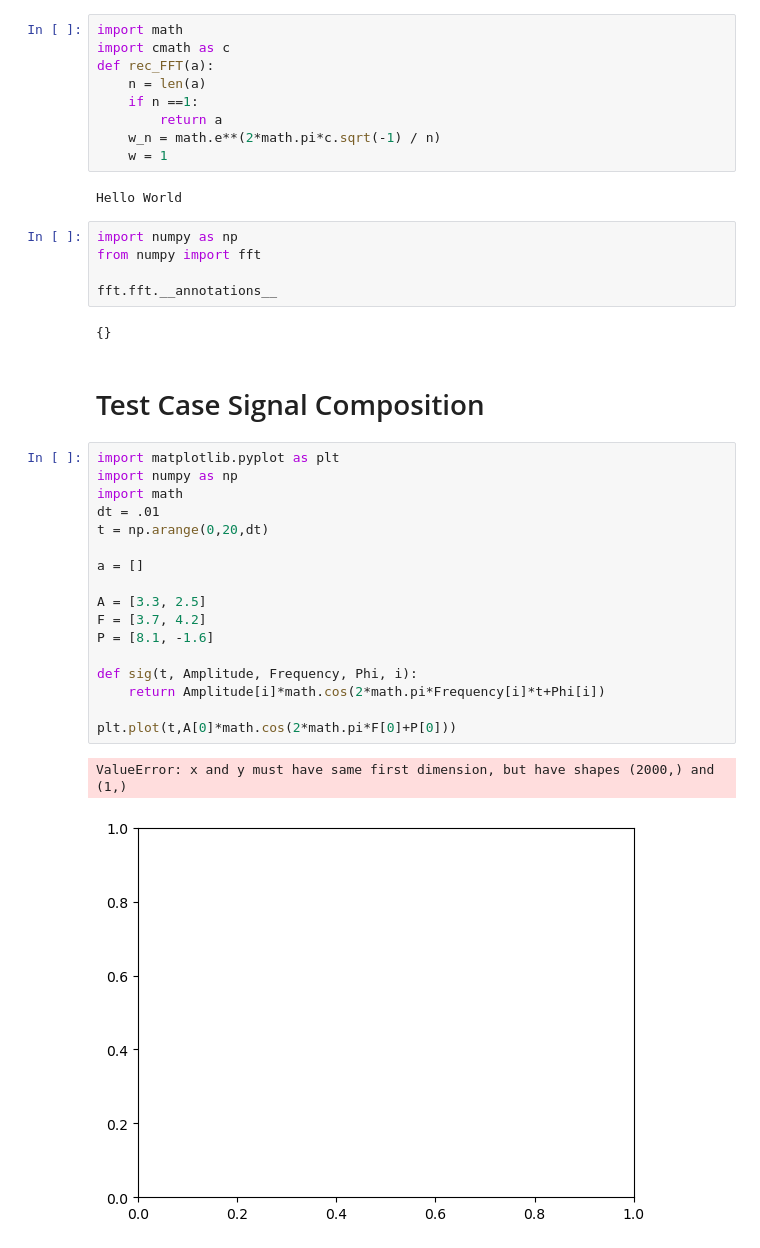
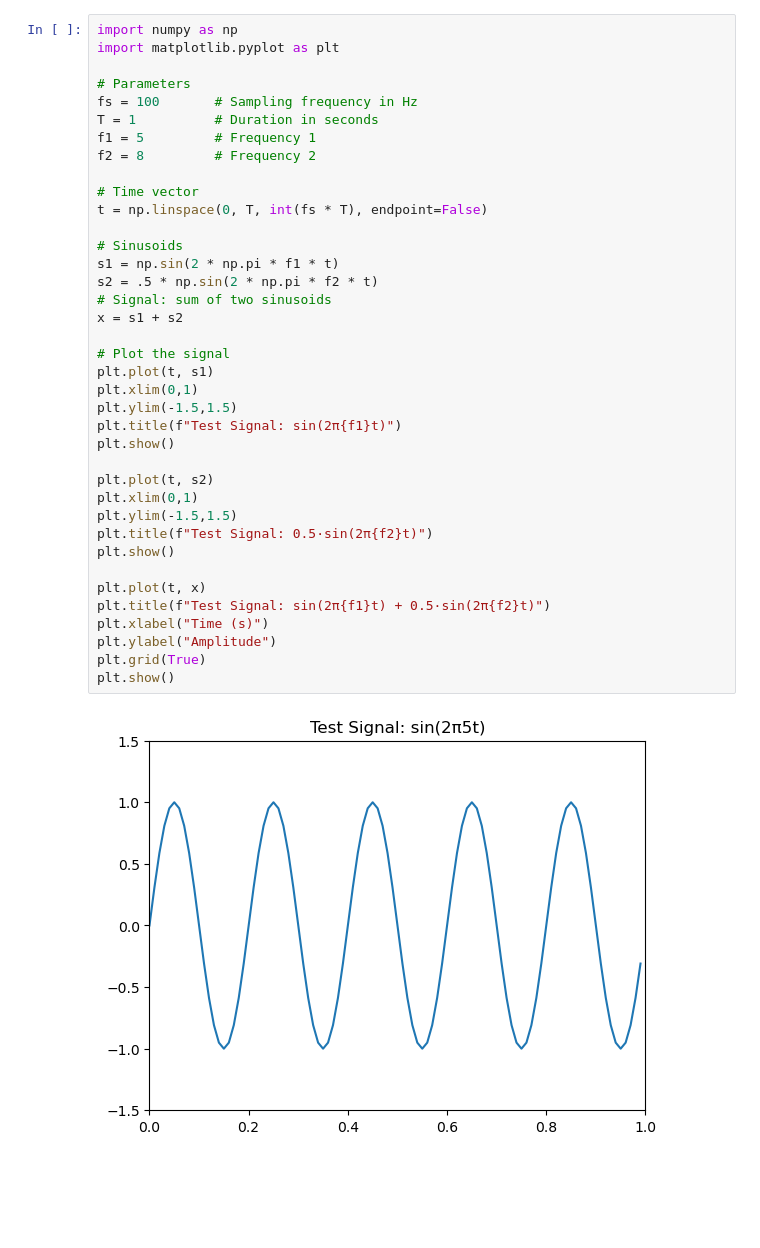
Before and after one commit to tivnanjatwit/FFT-Python, a Jupyter notebook: main.ipynb, the cells around one changed output. Cells and saved outputs as stored; diff of their text form; blank space fills up the shorter version.

```diff
--- a/main.ipynb
+++ b/main.ipynb
@@ -3,40 +1,40 @@
-# %%
-import math
-import cmath as c
-def rec_FFT(a):
-    n = len(a)
-    if n ==1:
-        return a
-    w_n = math.e**(2*math.pi*c.sqrt(-1) / n)
-    w = 1
-# %% [output]
-Hello World
-# %%
-import numpy as np
-from numpy import fft
-
-fft.fft.__annotations__
-# %% [output]
-{}
-# %% [markdown]
-# Test Case Signal Composition
-# %%
-import matplotlib.pyplot as plt
-import numpy as np
-import math
-dt = .01
-t = np.arange(0,20,dt)
-
-a = []
-
-A = [3.3, 2.5]
-F = [3.7, 4.2]
-P = [8.1, -1.6]
-
-def sig(t, Amplitude, Frequency, Phi, i):
-    return Amplitude[i]*math.cos(2*math.pi*Frequency[i]*t+Phi[i])
-
-plt.plot(t,A[0]*math.cos(2*math.pi*F[0]+P[0]))
-# %% [output]
-ValueError: x and y must have same first dimension, but have shapes (2000,) and (1,)
-[figure, removed]
+# %%
+import numpy as np
+import matplotlib.pyplot as plt
+
+# Parameters
+fs = 100       # Sampling frequency in Hz
+T = 1          # Duration in seconds
+f1 = 5         # Frequency 1
+f2 = 8         # Frequency 2
+
+# Time vector
+t = np.linspace(0, T, int(fs * T), endpoint=False)
+
+# Sinusoids
+s1 = np.sin(2 * np.pi * f1 * t)
+s2 = .5 * np.sin(2 * np.pi * f2 * t)
+# Signal: sum of two sinusoids
+x = s1 + s2
+
+# Plot the signal
+plt.plot(t, s1)
+plt.xlim(0,1)
+plt.ylim(-1.5,1.5)
+plt.title(f"Test Signal: sin(2π{f1}t)")
+plt.show()
+
+plt.plot(t, s2)
+plt.xlim(0,1)
+plt.ylim(-1.5,1.5)
+plt.title(f"Test Signal: 0.5·sin(2π{f2}t)")
+plt.show()
+
+plt.plot(t, x)
+plt.title(f"Test Signal: sin(2π{f1}t) + 0.5·sin(2π{f2}t)")
+plt.xlabel("Time (s)")
+plt.ylabel("Amplitude")
+plt.grid(True)
+plt.show()
+# %% [output]
+[figure, added]
```
Also changed, not shown: parts of 3 cells of this notebook.
